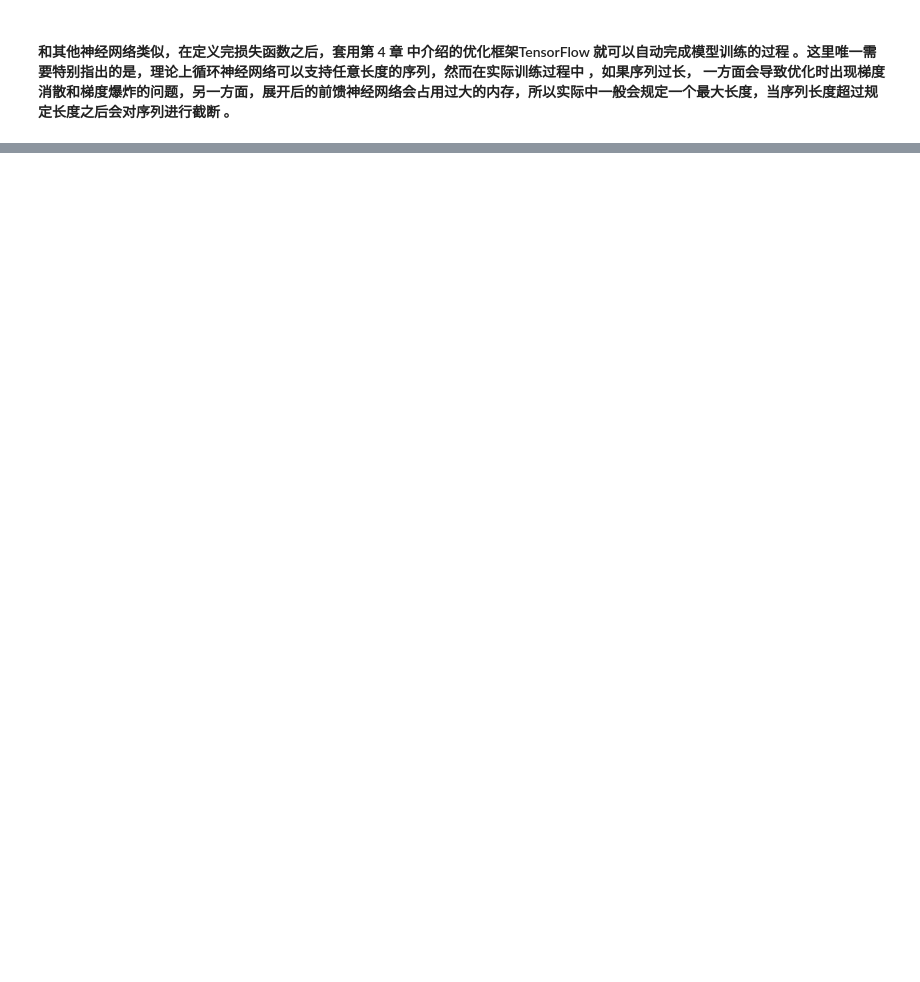
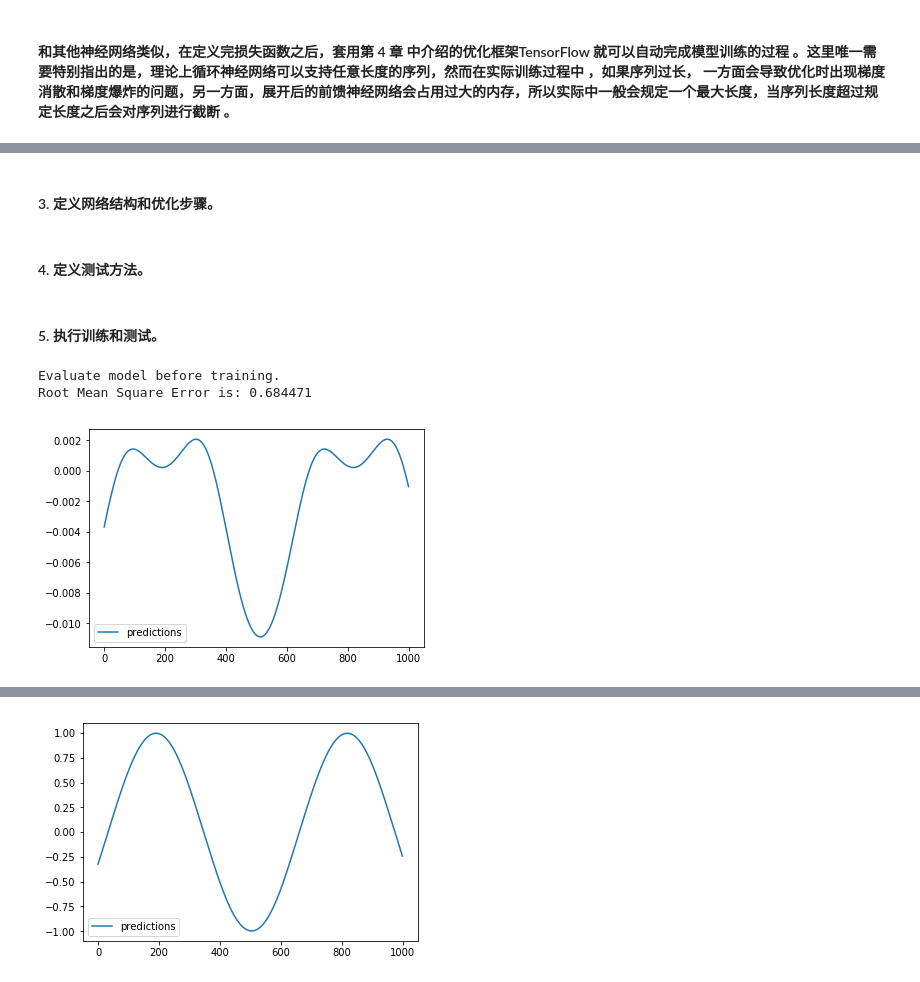
Before and after one commit to yxq903/TensorFlow-Action-in-Google-DL-Framework, a Jupyter notebook: 第8章 循环神经网络/第8章 循环神经网络.ipynb, the cells around one changed output, grey strips where cells are left out. Saved outputs shown, nothing was run; the diff lists cells and outputs as text; code cells hidden in the pictures; blank space fills up the shorter version.

```diff
--- a/第8章 循环神经网络/第8章 循环神经网络.ipynb
+++ b/第8章 循环神经网络/第8章 循环神经网络.ipynb
@@ -21,0 +108,20 @@ P 213
+# %%
+def generate_data(seq):
+    X = []
+    y = []
+    # 序列的第i项和后面的TIMESTEPS-1项合在一起作为输入；第i + TIMESTEPS项作为输
+    # 出。即用sin函数前面的TIMESTEPS个点的信息，预测第i + TIMESTEPS个点的函数值。
+    for i in range(len(seq) - TIMESTEPS):
+        X.append([seq[i: i + TIMESTEPS]])
+        y.append([seq[i + TIMESTEPS]])
+    return np.array(X, dtype=np.float32), np.array(y, dtype=np.float32)
+
+# 用正弦函数生成训练和测试数据集合。
+test_start = (TRAINING_EXAMPLES + TIMESTEPS) * SAMPLE_GAP
+test_end = test_start + (TESTING_EXAMPLES + TIMESTEPS) * SAMPLE_GAP
+train_X, train_y = generate_data(np.sin(np.linspace(
+    0, test_start, TRAINING_EXAMPLES + TIMESTEPS, dtype=np.float32)))
+test_X, test_y = generate_data(np.sin(np.linspace(
+    test_start, test_end, TESTING_EXAMPLES + TIMESTEPS, dtype=np.float32)))
+# %% [markdown]
+#### 3. 定义网络结构和优化步骤。
@@ -21,0 +156,2 @@ P 213
+# %% [markdown]
+#### 4. 定义测试方法。
@@ -21,0 +189,32 @@ P 213
+# %% [markdown]
+#### 5. 执行训练和测试。
+# %%
+# 将训练数据以数据集的方式提供给计算图。
+ds = tf.data.Dataset.from_tensor_slices((train_X, train_y))
+ds = ds.repeat().shuffle(1000).batch(BATCH_SIZE)
+X, y = ds.make_one_shot_iterator().get_next()
+
+# 定义模型，得到预测结果、损失函数，和训练操作。
+with tf.variable_scope("model"):
+    _, loss, train_op = lstm_model(X, y, True)
+
+with tf.Session() as sess:
+    sess.run(tf.global_variables_initializer())
+
+    # 测试在训练之前的模型效果。
+    print "Evaluate model before training."
+    run_eval(sess, test_X, test_y)
+
+    # 训练模型。
+    for i in range(TRAINING_STEPS):
+        _, l = sess.run([train_op, loss])
+        if i % 1000 == 0:
+            print("train step: " + str(i) + ", loss: " + str(l))
+
+    # 使用训练好的模型对测试数据进行预测。
+    print "Evaluate model after training."
+    run_eval(sess, test_X, test_y)
+# %% [output]
+Evaluate model before training.
+Root Mean Square Error is: 0.684471
+[figure, added]
@@ -21,0 +233 @@ P 213
+[figure, added]
```
Also changed, not shown: parts of 29 cells of this notebook, 14 other files.
